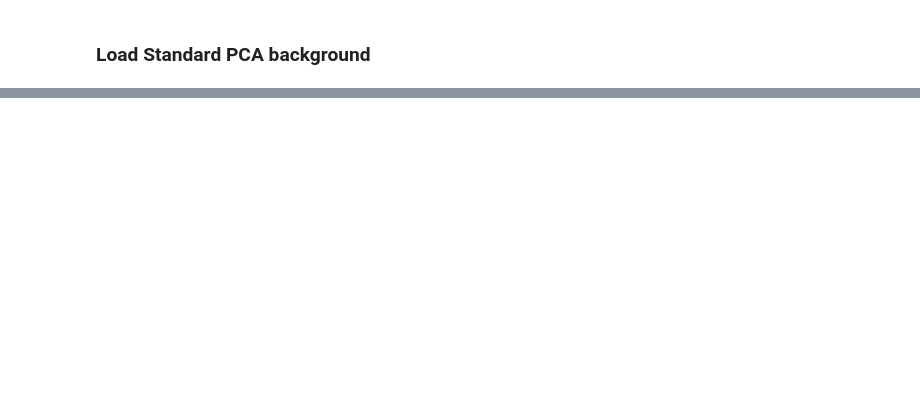
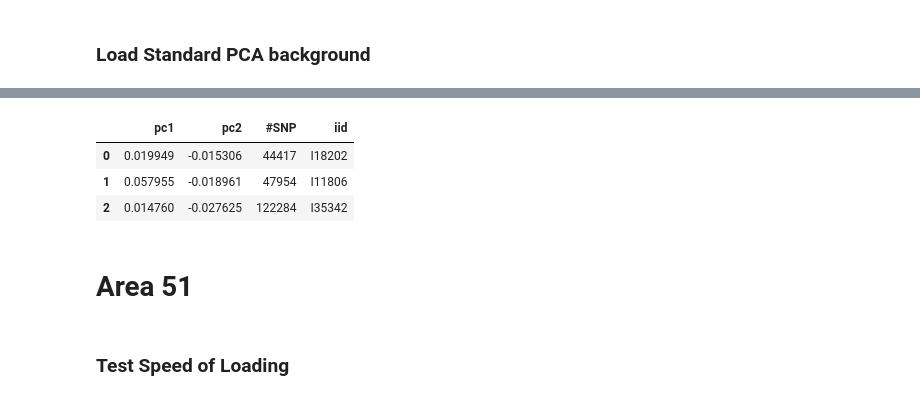
Before and after one commit to hringbauer/projectPCA, a Jupyter notebook: notebooks/proj_es.ipynb, the cells around one changed output, grey strips where cells are left out. Cells and saved outputs as stored; diff of their text form; code cells hidden in the pictures; blank space fills up the shorter version.

```diff
--- a/notebooks/proj_es.ipynb
+++ b/notebooks/proj_es.ipynb
@@ -210,0 +110,4 @@ df_out.to_csv("/mnt/archgen/users/hringbauer/data/ringbauer2025_es/meta_pca.tsv"
+# %%
+df_out = project_eigenstrat(es_path="/mnt/archgen/users/hringbauer/data/ringbauer2025_es/punic208.v54.3_1240k",
+                            iids = ["I18202", "I11806","I35342"],
+                            es_type="default")
@@ -210,0 +119,11 @@ df_out.to_csv("/mnt/archgen/users/hringbauer/data/ringbauer2025_es/meta_pca.tsv"
+# %%
+df_out
+# %% [output]
+|  | pc1 | pc2 | #SNP | iid |
+| 0 | 0.019949 | -0.015306 | 44417 | I18202 |
+| 1 | 0.057955 | -0.018961 | 47954 | I11806 |
+| 2 | 0.014760 | -0.027625 | 122284 | I35342 |
+# %% [markdown]
+# Area 51
+# %% [markdown]
+### Test Speed of Loading
```
Also changed, not shown: parts of 28 cells of this notebook, 7 other files.
